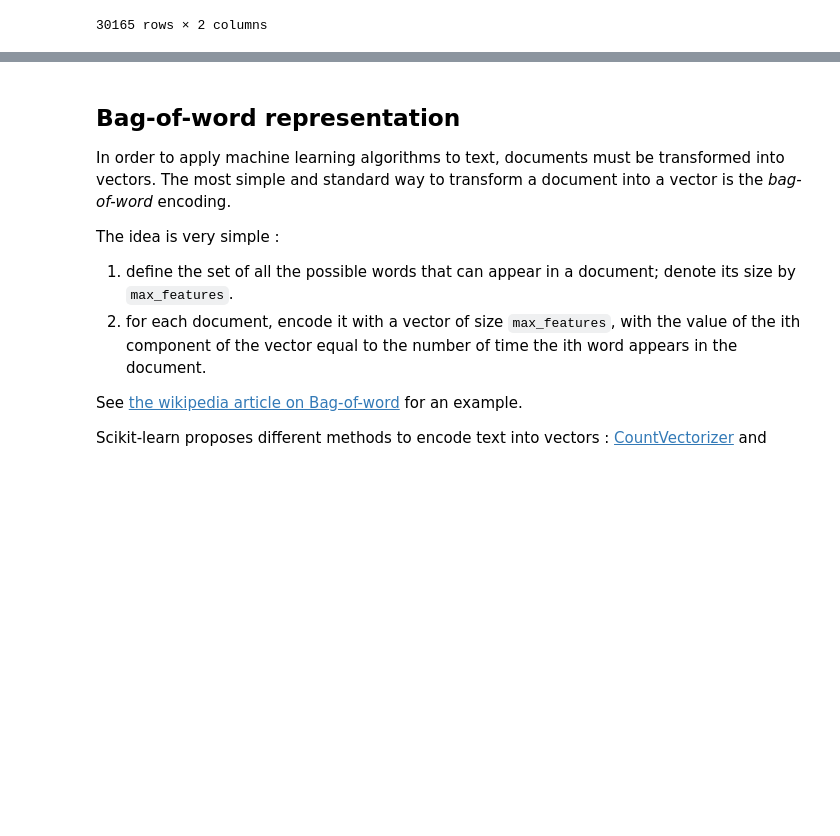
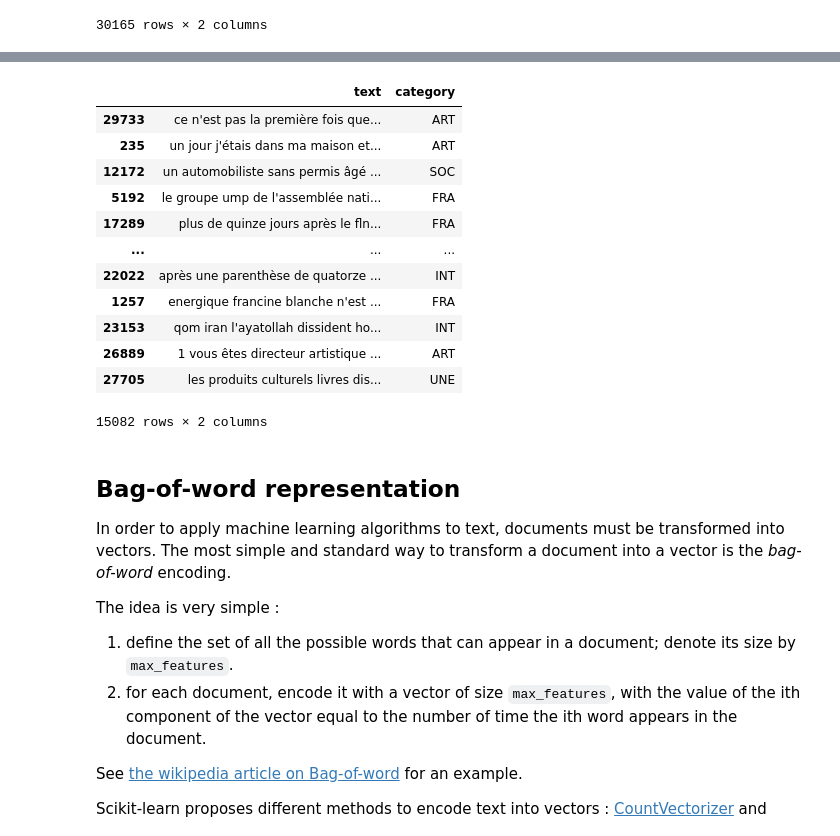
Before and after one commit to judavrojas92/nlp-lab-text-classification, a Jupyter notebook: TextClassification_LeMonde.ipynb, the cells around one changed output, grey strips where cells are left out. Cells and saved outputs as stored; diff of their text form; code cells hidden in the pictures; blank space fills up the shorter version.

```diff
--- a/TextClassification_LeMonde.ipynb
+++ b/TextClassification_LeMonde.ipynb
@@ -52,7 +55,22 @@ import seaborn as sns
 # %%
 # Print examples of the articles
 pd.set_option('display.max_colwidth', None)
 # YOUR CODE HERE
+df.sample(frac=0.5, replace=True, random_state=1)
+# %% [output]
+|  | text | category |
+| 29733 | ce n'est pas la première fois que... | ART |
+| 235 | un jour j'étais dans ma maison et... | ART |
+| 12172 | un automobiliste sans permis âgé ... | SOC |
+| 5192 | le groupe ump de l'assemblée nati... | FRA |
+| 17289 | plus de quinze jours après le fln... | FRA |
+| ... | ... | ... |
+| 22022 | après une parenthèse de quatorze ... | INT |
+| 1257 | energique francine blanche n'est ... | FRA |
+| 23153 | qom iran l'ayatollah dissident ho... | INT |
+| 26889 | 1 vous êtes directeur artistique ... | ART |
+| 27705 | les produits culturels livres dis... | UNE |
+15082 rows × 2 columns
 # %%
 from wordcloud import WordCloud
 # Display one wordcloud for each of the most frequent classes
```
Also changed, not shown: parts of 3 cells of this notebook.
